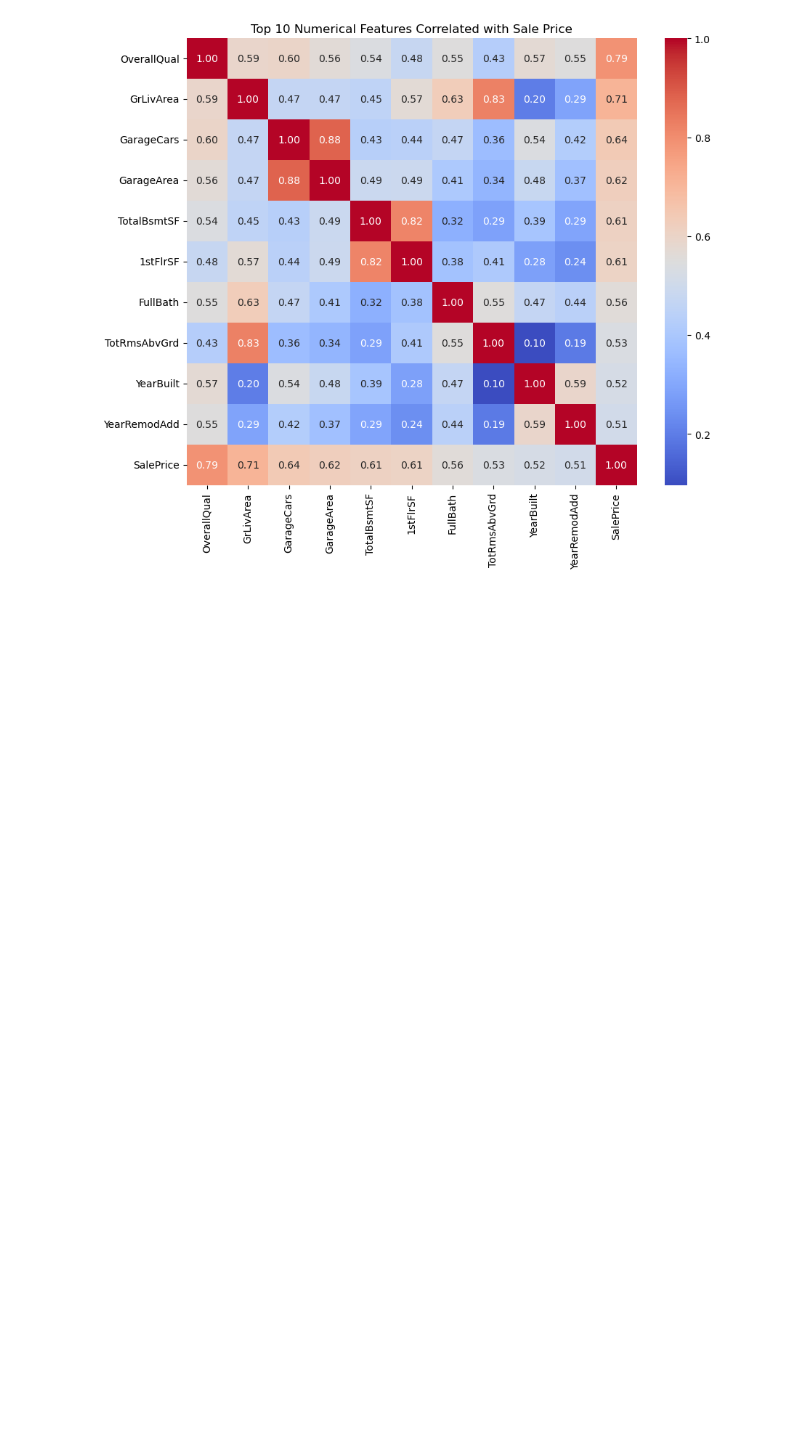
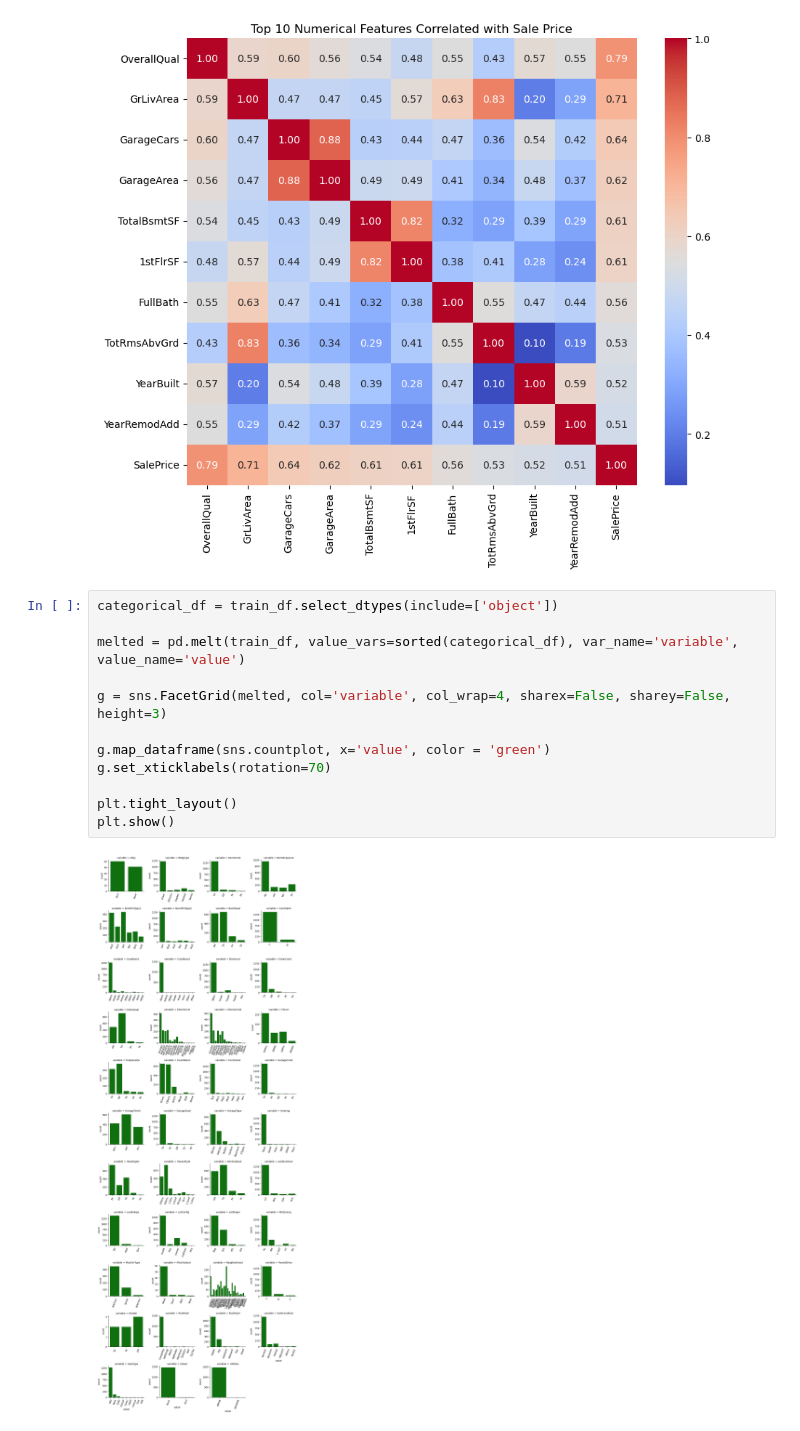
Before and after one commit to Jacqs395/House_Price, a Jupyter notebook: Code/eda.ipynb, the cells around one changed output. Drawn from its saved outputs; the diff is of its cells as text; blank space fills up the shorter version.

```diff
--- a/Code/eda.ipynb
+++ b/Code/eda.ipynb
@@ -430,3 +442,17 @@ plt.title('Top 10 Numerical Features Correlated with Sale Price')
 plt.show()
 # %% [output]
 [figure]
+# %%
+categorical_df = train_df.select_dtypes(include=['object'])
+
+melted = pd.melt(train_df, value_vars=sorted(categorical_df), var_name='variable', value_name='value')
+
+g = sns.FacetGrid(melted, col='variable', col_wrap=4, sharex=False, sharey=False, height=3)
+
+g.map_dataframe(sns.countplot, x='value', color = 'green')
+g.set_xticklabels(rotation=70)
+
+plt.tight_layout()
+plt.show()
+# %% [output]
+[figure, added]
```
Also changed, not shown: parts of 5 cells of this notebook, 1 other file.
